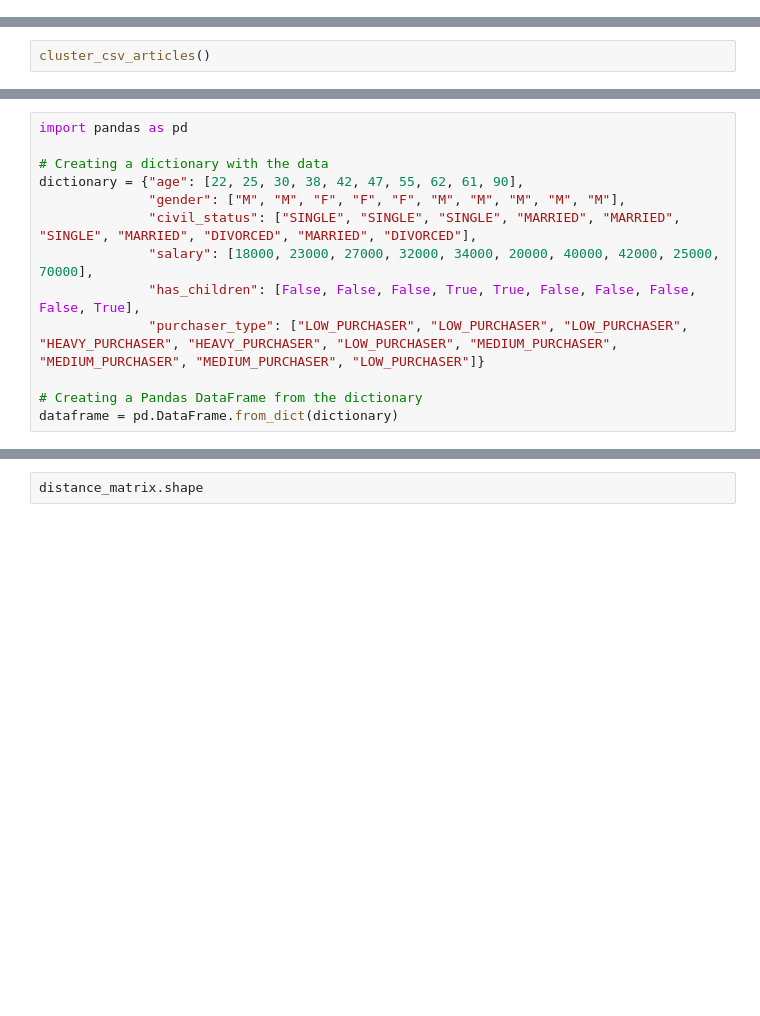
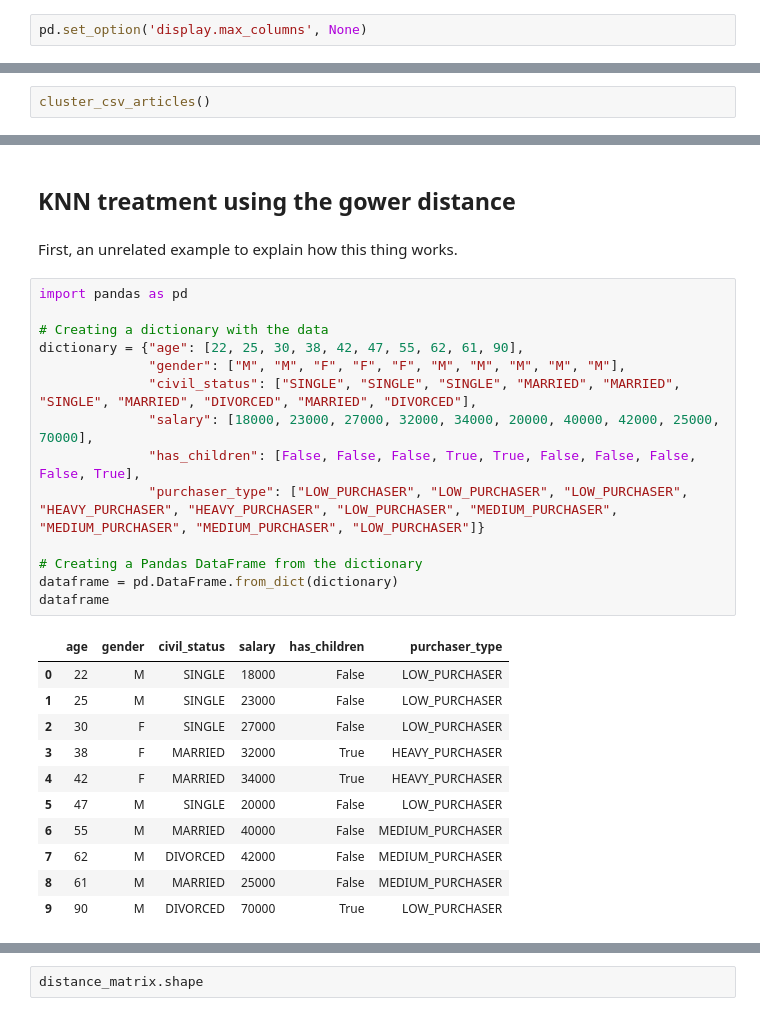
Before and after one commit to NaceurJed/celfernandes, a Jupyter notebook: notebooks/Notebook_related_to_2/Data analysis products.ipynb, the cells around one changed output, grey strips where cells are left out. Cells and saved outputs as stored; diff of their text form; blank space fills up the shorter version.

```diff
--- a/notebooks/Notebook_related_to_2/Data analysis products.ipynb
+++ b/notebooks/Notebook_related_to_2/Data analysis products.ipynb
@@ -6,3 +6,5 @@ import numpy as np
 import datetime
 # %%
 articles = pd.read_csv('../../raw_data/articles.csv')
+# %%
+pd.set_option('display.max_columns', None)
@@ -249,16 +401,33 @@ array([0., 1.])
+# %% [markdown]
+ ## KNN treatment using the gower distance
+# %% [markdown]
+First, an unrelated example to explain how this thing works.
 # %%
 import pandas as pd
 
 # Creating a dictionary with the data
 dictionary = {"age": [22, 25, 30, 38, 42, 47, 55, 62, 61, 90],
               "gender": ["M", "M", "F", "F", "F", "M", "M", "M", "M", "M"],
               "civil_status": ["SINGLE", "SINGLE", "SINGLE", "MARRIED", "MARRIED", "SINGLE", "MARRIED", "DIVORCED", "MARRIED", "DIVORCED"],
               "salary": [18000, 23000, 27000, 32000, 34000, 20000, 40000, 42000, 25000, 70000],
               "has_children": [False, False, False, True, True, False, False, False, False, True],
               "purchaser_type": ["LOW_PURCHASER", "LOW_PURCHASER", "LOW_PURCHASER", "HEAVY_PURCHASER", "HEAVY_PURCHASER", "LOW_PURCHASER", "MEDIUM_PURCHASER", "MEDIUM_PURCHASER", "MEDIUM_PURCHASER", "LOW_PURCHASER"]}
 
 # Creating a Pandas DataFrame from the dictionary
 dataframe = pd.DataFrame.from_dict(dictionary)
+dataframe
+# %% [output]
+|  | age | gender | civil_status | salary | has_children | purchaser_type |
+| 0 | 22 | M | SINGLE | 18000 | False | LOW_PURCHASER |
+| 1 | 25 | M | SINGLE | 23000 | False | LOW_PURCHASER |
+| 2 | 30 | F | SINGLE | 27000 | False | LOW_PURCHASER |
+| 3 | 38 | F | MARRIED | 32000 | True | HEAVY_PURCHASER |
+| 4 | 42 | F | MARRIED | 34000 | True | HEAVY_PURCHASER |
+| 5 | 47 | M | SINGLE | 20000 | False | LOW_PURCHASER |
+| 6 | 55 | M | MARRIED | 40000 | False | MEDIUM_PURCHASER |
+| 7 | 62 | M | DIVORCED | 42000 | False | MEDIUM_PURCHASER |
+| 8 | 61 | M | MARRIED | 25000 | False | MEDIUM_PURCHASER |
+| 9 | 90 | M | DIVORCED | 70000 | True | LOW_PURCHASER |
 # %%
 import gower
 
```
Also changed, not shown: parts of 56 cells of this notebook, 1 other file.
